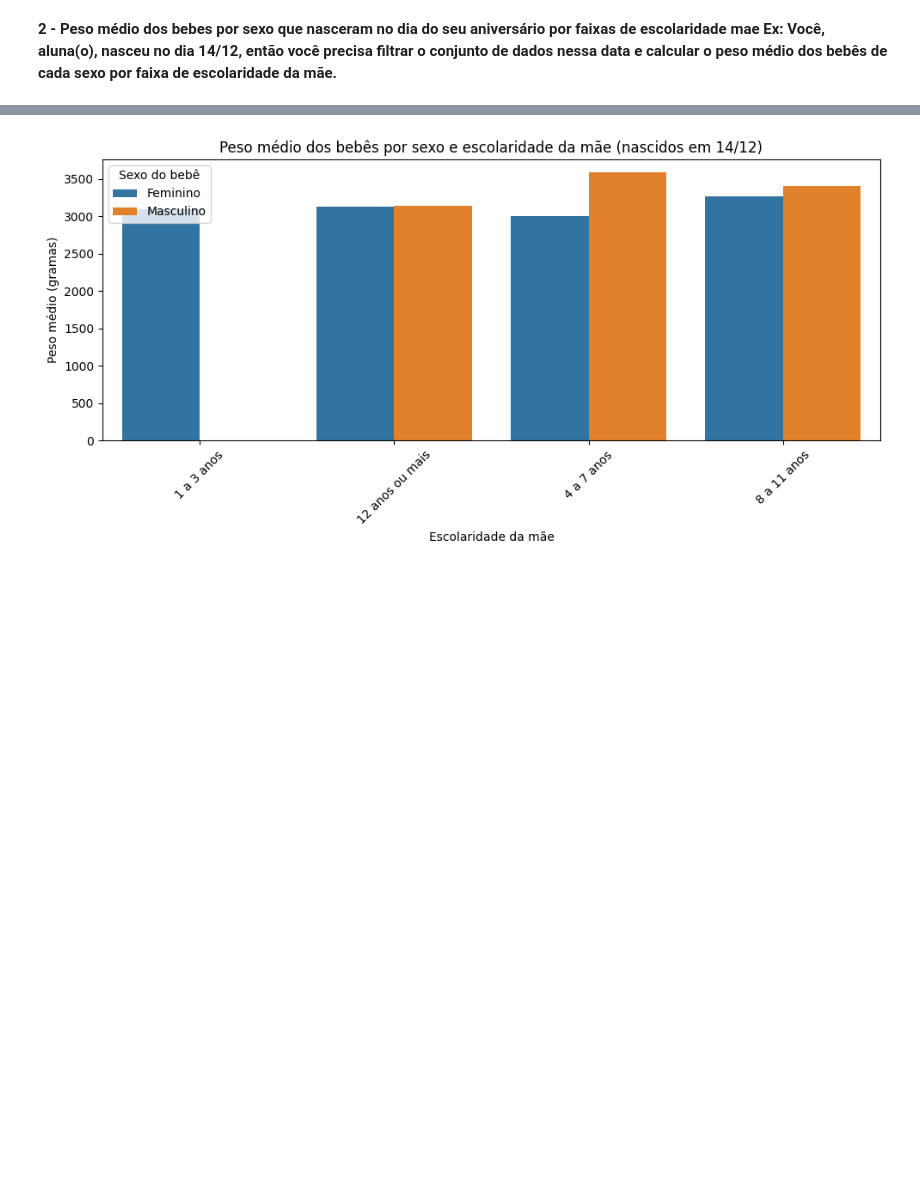
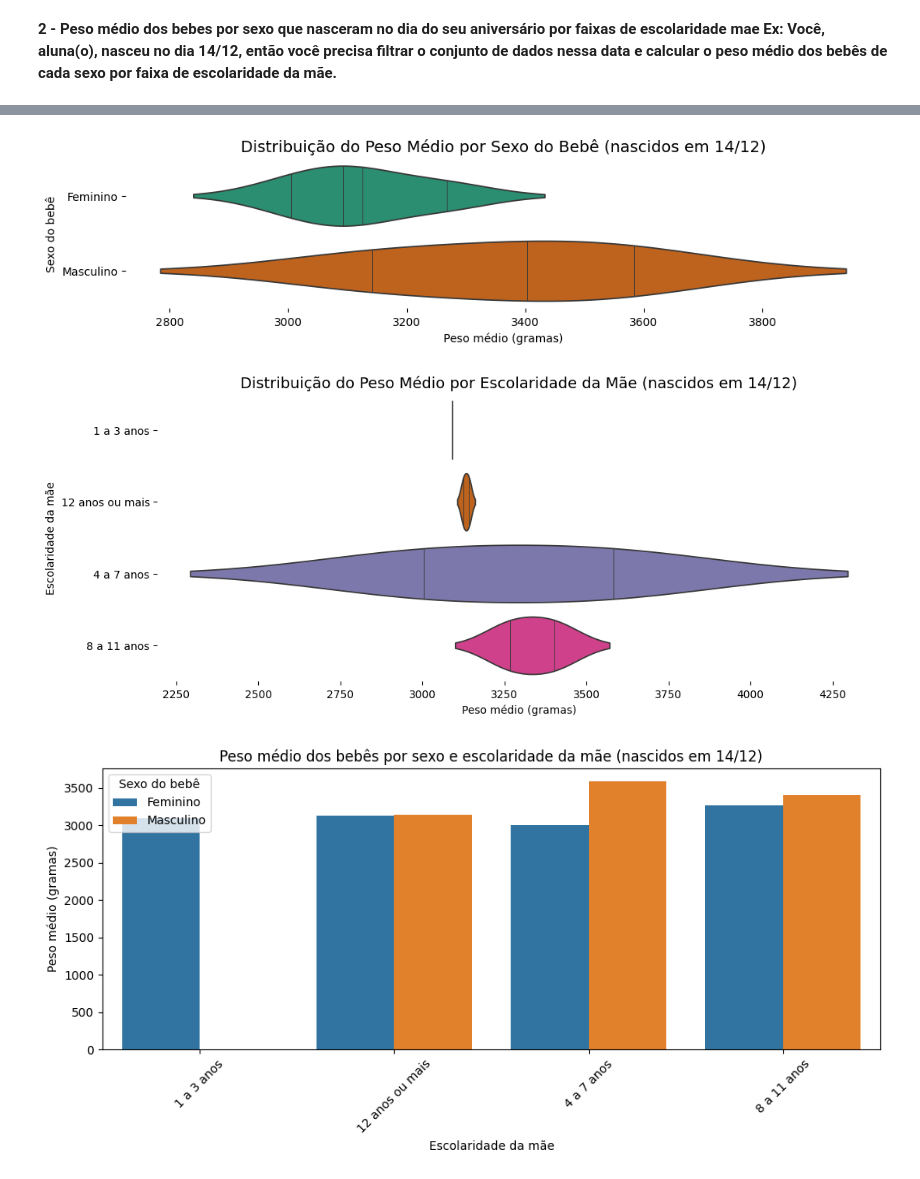
Before and after one commit to alevazcientista-dotcom/Ebac1, a Jupyter notebook: M9_Parte1.ipynb, the cells around one changed output, grey strips where cells are left out. Saved outputs shown, nothing was run; the diff lists cells and outputs as text; code cells hidden in the pictures; blank space fills up the shorter version.

```diff
--- a/M9_Parte1.ipynb
+++ b/M9_Parte1.ipynb
@@ -121,3 +90,25 @@ _ = plt.ylabel('Escolaridade da mãe')
+# %%
+# Gerar gráficos de violino para substituir os automáticos da célula N8fLWbdRRHv_
+# Gráfico 1: Peso médio por Sexo do bebê
+plt.figure(figsize=(12, 1.2 * len(peso_medio['Sexo do bebê'].unique())))
+sns.violinplot(data=peso_medio, x='Peso médio (g)', y='Sexo do bebê', inner='stick', palette='Dark2', hue='Sexo do bebê', legend=False)
+sns.despine(top=True, right=True, bottom=True, left=True)
+plt.title('Distribuição do Peso Médio por Sexo do Bebê (nascidos em 14/12)', fontsize=14)
+plt.xlabel('Peso médio (gramas)')
+plt.ylabel('Sexo do bebê')
+plt.show()
+
+# Gráfico 2: Peso médio por Escolaridade da mãe
+plt.figure(figsize=(12, 1.2 * len(peso_medio['Escolaridade da mãe'].unique())))
+sns.violinplot(data=peso_medio, x='Peso médio (g)', y='Escolaridade da mãe', inner='stick', palette='Dark2', hue='Escolaridade da mãe', legend=False)
+sns.despine(top=True, right=True, bottom=True, left=True)
+plt.title('Distribuição do Peso Médio por Escolaridade da Mãe (nascidos em 14/12)', fontsize=14)
+plt.xlabel('Peso médio (gramas)')
+plt.ylabel('Escolaridade da mãe')
+plt.show()
+# %% [output]
+[figure, added]
+[figure, added]
 # %%
 # Criar o gráfico
 plt.figure(figsize=(10,5))
```
Also changed, not shown: parts of 8 cells of this notebook.
